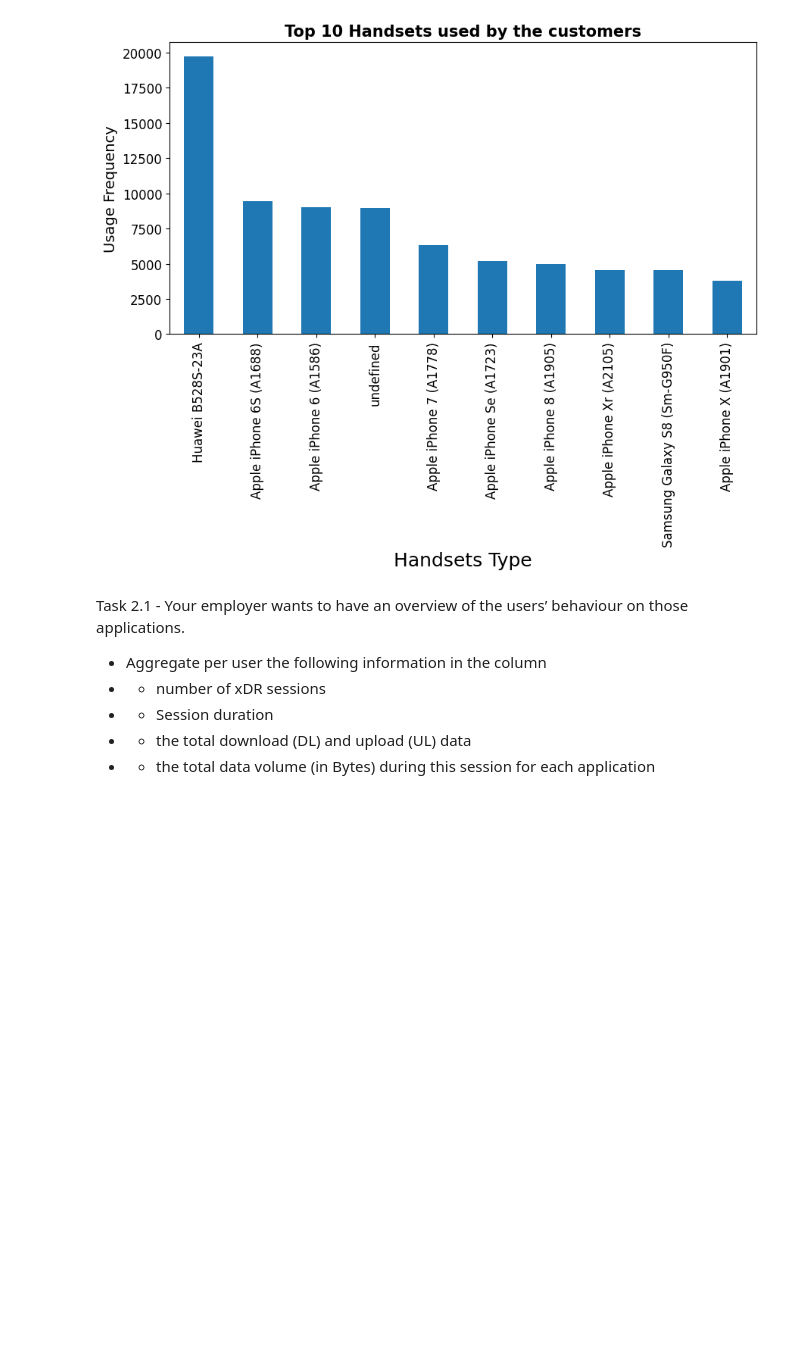
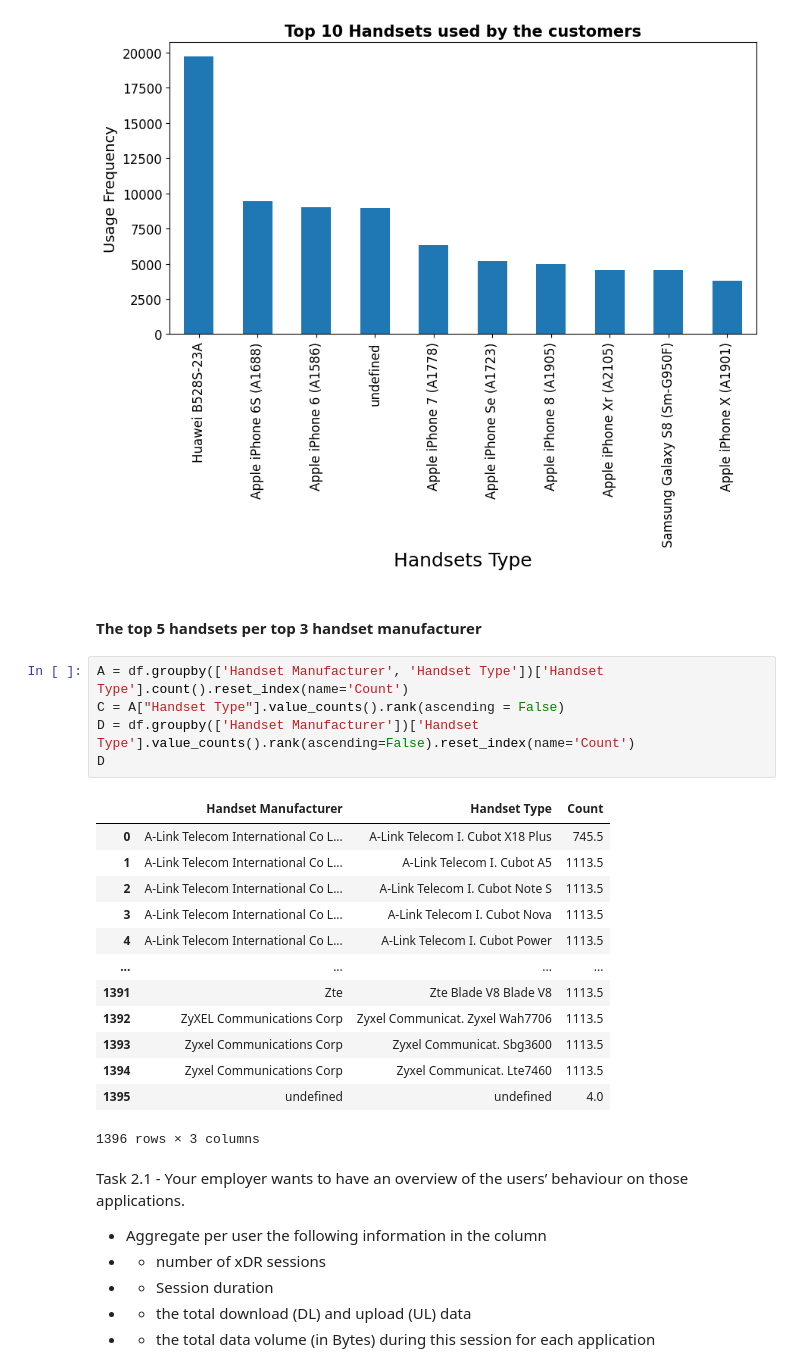
Before and after one commit to Roseco-crs/10Academy_week_1_Telecom_Industry, a Jupyter notebook: code/extract_data.ipynb, the cells around one changed output. Cells and saved outputs as stored; diff of their text form; blank space fills up the shorter version.

```diff
--- a/code/extract_data.ipynb
+++ b/code/extract_data.ipynb
@@ -76,6 +76,27 @@ top_3_manufacturers(df)
 top_10_handsets(df)
 # %% [output]
 [figure]
+# %% [markdown]
+#### The top 5 handsets per top 3 handset manufacturer
+# %%
+A = df.groupby(['Handset Manufacturer', 'Handset Type'])['Handset Type'].count().reset_index(name='Count')
+C = A["Handset Type"].value_counts().rank(ascending = False)
+D = df.groupby(['Handset Manufacturer'])['Handset Type'].value_counts().rank(ascending=False).reset_index(name='Count')
+D
+# %% [output]
+|  | Handset Manufacturer | Handset Type | Count |
+| 0 | A-Link Telecom International Co L... | A-Link Telecom I. Cubot X18 Plus | 745.5 |
+| 1 | A-Link Telecom International Co L... | A-Link Telecom I. Cubot A5 | 1113.5 |
+| 2 | A-Link Telecom International Co L... | A-Link Telecom I. Cubot Note S | 1113.5 |
+| 3 | A-Link Telecom International Co L... | A-Link Telecom I. Cubot Nova | 1113.5 |
+| 4 | A-Link Telecom International Co L... | A-Link Telecom I. Cubot Power | 1113.5 |
+| ... | ... | ... | ... |
+| 1391 | Zte | Zte Blade V8 Blade V8 | 1113.5 |
+| 1392 | ZyXEL Communications Corp | Zyxel Communicat. Zyxel Wah7706 | 1113.5 |
+| 1393 | Zyxel Communications Corp | Zyxel Communicat. Sbg3600 | 1113.5 |
+| 1394 | Zyxel Communications Corp | Zyxel Communicat. Lte7460 | 1113.5 |
+| 1395 | undefined | undefined | 4.0 |
+1396 rows × 3 columns
 # %% [markdown]
 Task 2.1 - Your employer wants to have an overview of the users’ behaviour on those applications.
 - Aggregate per user the following information in the column
```
Also changed, not shown: parts of 2 cells of this notebook.
